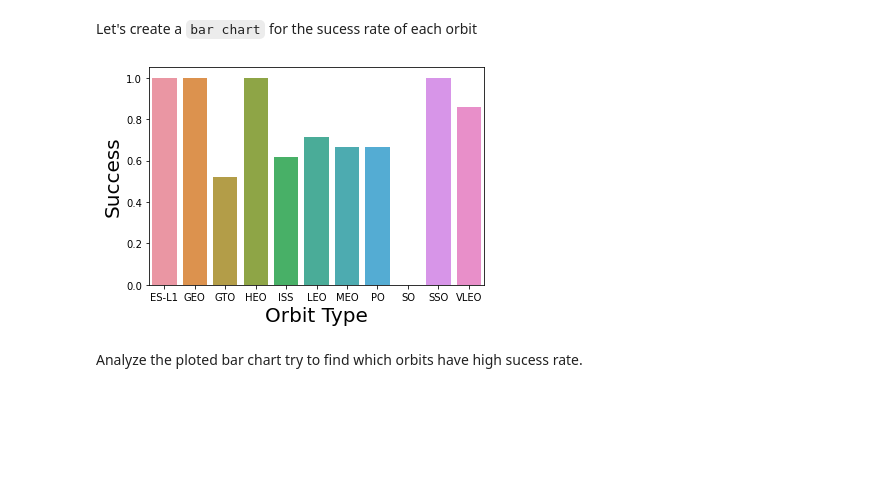
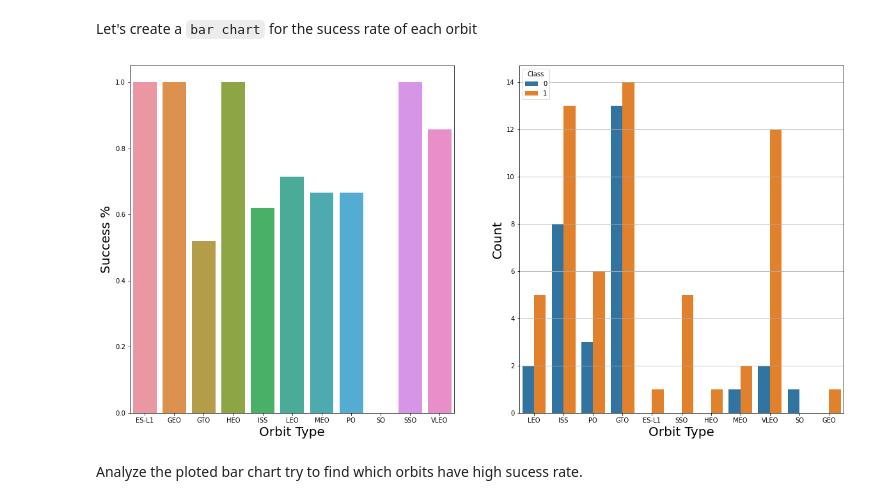
Before and after one commit to csjean/Coursera_Data_TEST, a Jupyter notebook: Applied DSc Capstone - 05 - EDA DataViz.ipynb, the cells around one changed output. Cells and saved outputs as stored; diff of their text form; code cells hidden in the pictures; blank space fills up the shorter version.

```diff
--- a/Applied DSc Capstone - 05 - EDA DataViz.ipynb
+++ b/Applied DSc Capstone - 05 - EDA DataViz.ipynb
@@ -115,14 +115,19 @@ Let's create a `bar chart` for the sucess rate of each orbit
 # %%
 # HINT use groupby method on Orbit column and get the mean of Class column
 data_bar = df[['Orbit', 'Class']].groupby('Orbit').mean()
 data_bar.reset_index(inplace=True)
 
-sns.barplot(y="Class", x="Orbit",data=data_bar)
-plt.xlabel("Orbit Type",fontsize=20)
-plt.ylabel("Success",fontsize=20)
-plt.show()
+fig, (ax1, ax2) = plt.subplots(1,2, figsize=(20,10))
+sns.barplot(y="Class", x="Orbit",data=data_bar, ax=ax1)
+ax1.set_xlabel("Orbit Type",fontsize=20)
+ax1.set_ylabel("Success %",fontsize=20)
+
+sns.countplot(x="Orbit", hue="Class", data=df, ax=ax2 )
+ax2.set_xlabel("Orbit Type",fontsize=20)
+ax2.set_ylabel("Count",fontsize=20)
+ax2.grid(axis='y')
 # %% [output]
-[figure, old version]
+[figure, new version]
 # %% [markdown]
 Analyze the ploted bar chart try to find which orbits have high sucess rate.
 # %% [markdown]
```
Also changed, not shown: parts of 8 cells of this notebook.
